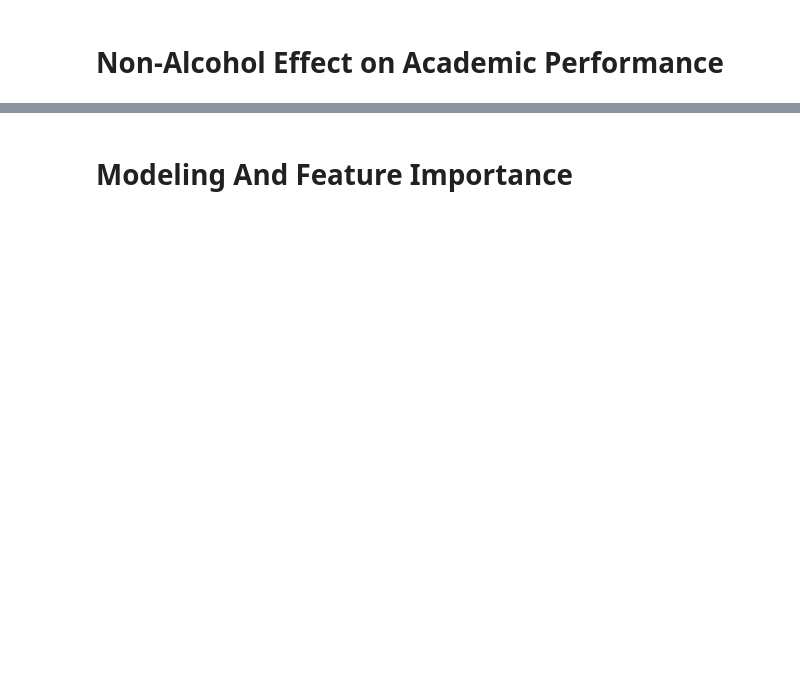
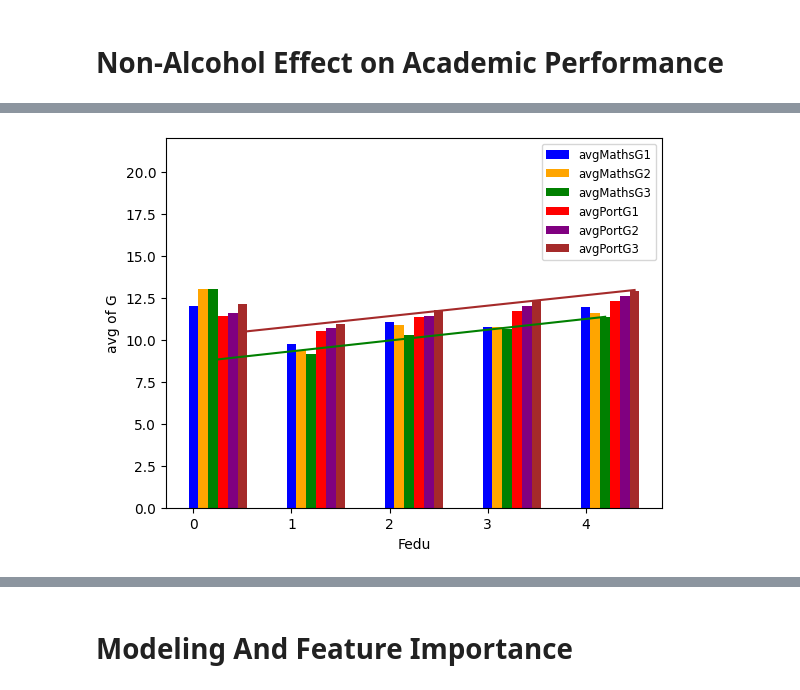
Before and after one commit to KeterWen/22FALL_ECE143_GROUP13, a Jupyter notebook: ECE143_visualization.ipynb, the cells around one changed output, grey strips where cells are left out. Cells and saved outputs as stored; diff of their text form; code cells hidden in the pictures; blank space fills up the shorter version.

```diff
--- a/ECE143_visualization.ipynb
+++ b/ECE143_visualization.ipynb
@@ -96,0 +109,6 @@ plot_utils.plot_bar_Dalc_vs_G(df_maths, df_port)
+# %%
+# X: Fedu
+# Y: average value of G1 / G2 / G3
+plot_utils.plot_bar_Fedu_vs_G(df_maths, df_port)
+# %% [output]
+[figure, added]
```
Also changed, not shown: parts of 11 cells of this notebook, 15 other files.
